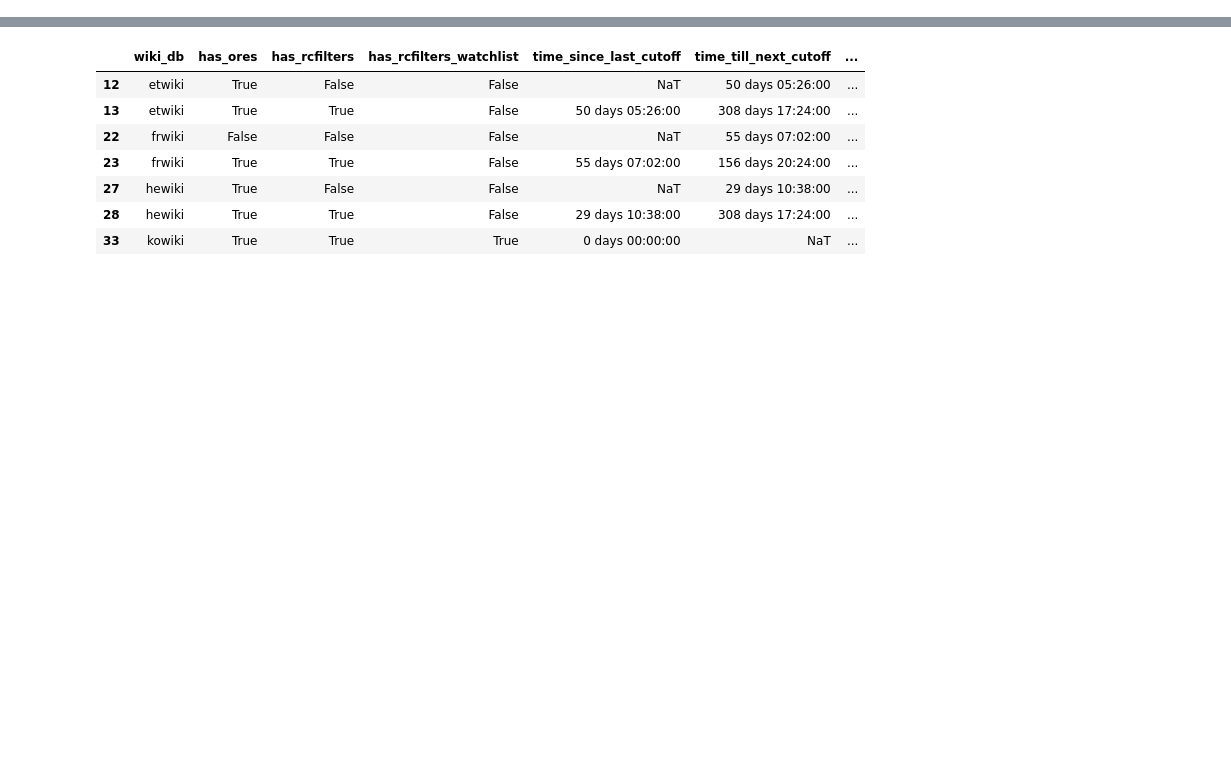
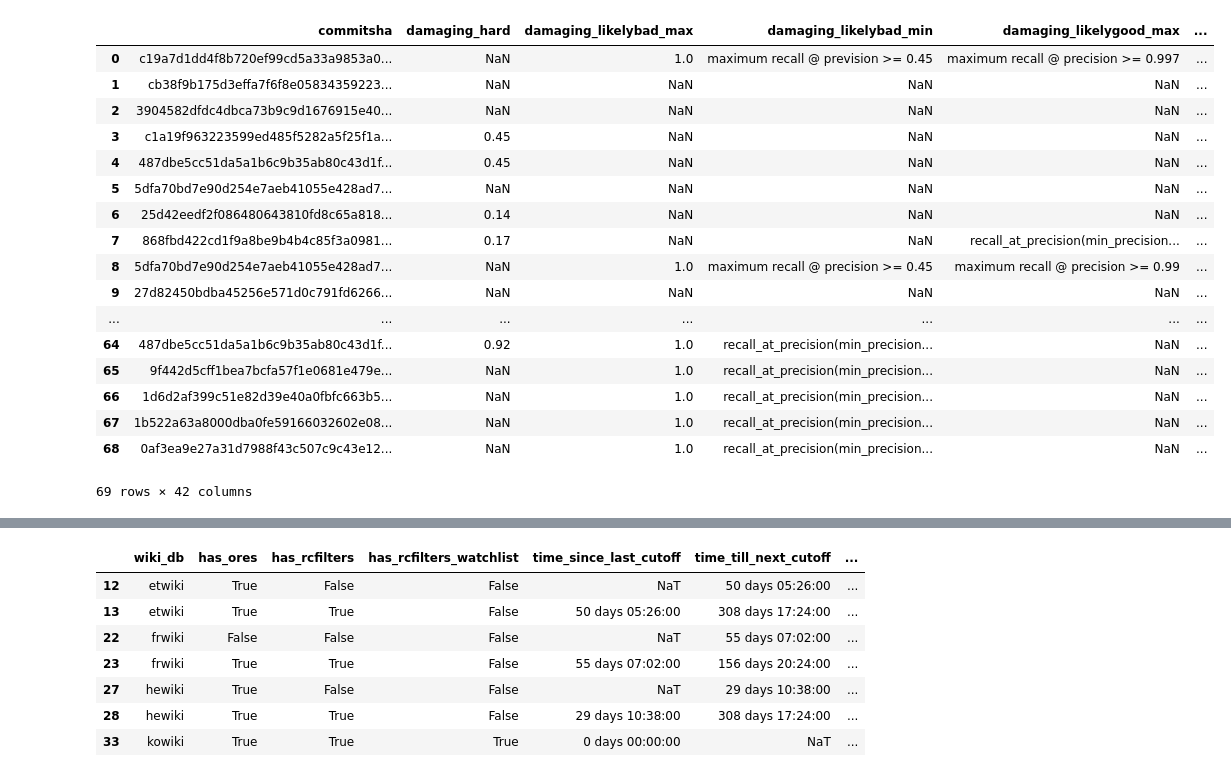
Before and after one commit to wikimedia/ores_bias_project, a Jupyter notebook: Threshhold_analysis.ipynb, the cells around one changed output, grey strips where cells are left out. Cells and saved outputs as stored; diff of their text form; code cells hidden in the pictures; blank space fills up the shorter version.

```diff
--- a/Threshhold_analysis.ipynb
+++ b/Threshhold_analysis.ipynb
@@ -20,3 +22,24 @@ cutoffs = pd.read_csv("ores_bias_data/ores_rcfilters_cutoffs.csv")
+# %%
+cutoffs
+# %% [output]
+|  | commitsha | damaging_hard | damaging_likelybad_max | damaging_likelybad_min | damaging_likelygood_max | ... |
+| 0 | c19a7d1dd4f8b720ef99cd5a33a9853a0... | NaN | 1.0 | maximum recall @ prevision >= 0.45 | maximum recall @ precision >= 0.997 | ... |
+| 1 | cb38f9b175d3effa7f6f8e05834359223... | NaN | NaN | NaN | NaN | ... |
+| 2 | 3904582dfdc4dbca73b9c9d1676915e40... | NaN | NaN | NaN | NaN | ... |
+| 3 | c1a19f963223599ed485f5282a5f25f1a... | 0.45 | NaN | NaN | NaN | ... |
+| 4 | 487dbe5cc51da5a1b6c9b35ab80c43d1f... | 0.45 | NaN | NaN | NaN | ... |
+| 5 | 5dfa70bd7e90d254e7aeb41055e428ad7... | NaN | NaN | NaN | NaN | ... |
+| 6 | 25d42eedf2f086480643810fd8c65a818... | 0.14 | NaN | NaN | NaN | ... |
+| 7 | 868fbd422cd1f9a8be9b4b4c85f3a0981... | 0.17 | NaN | NaN | recall_at_precision(min_precision... | ... |
+| 8 | 5dfa70bd7e90d254e7aeb41055e428ad7... | NaN | 1.0 | maximum recall @ precision >= 0.45 | maximum recall @ precision >= 0.99 | ... |
+| 9 | 27d82450bdba45256e571d0c791fd6266... | NaN | NaN | NaN | NaN | ... |
+| ... | ... | ... | ... | ... | ... | ... |
+| 64 | 487dbe5cc51da5a1b6c9b35ab80c43d1f... | 0.92 | 1.0 | recall_at_precision(min_precision... | NaN | ... |
+| 65 | 9f442d5cff1bea7bcfa57f1e0681e479e... | NaN | 1.0 | recall_at_precision(min_precision... | NaN | ... |
+| 66 | 1d6d2af399c51e82d39e40a0fbfc663b5... | NaN | 1.0 | recall_at_precision(min_precision... | NaN | ... |
+| 67 | 1b522a63a8000dba0fe59166032602e08... | NaN | 1.0 | recall_at_precision(min_precision... | NaN | ... |
+| 68 | 0af3ea9e27a31d7988f43c507c9c43e12... | NaN | 1.0 | recall_at_precision(min_precision... | NaN | ... |
+69 rows × 42 columns
 # %%
 # compare 14 days before and after the cutoff
 # unless there's another cutoff less than 28 days away, in which case split the difference
```
Also changed, not shown: parts of 36 cells of this notebook.
